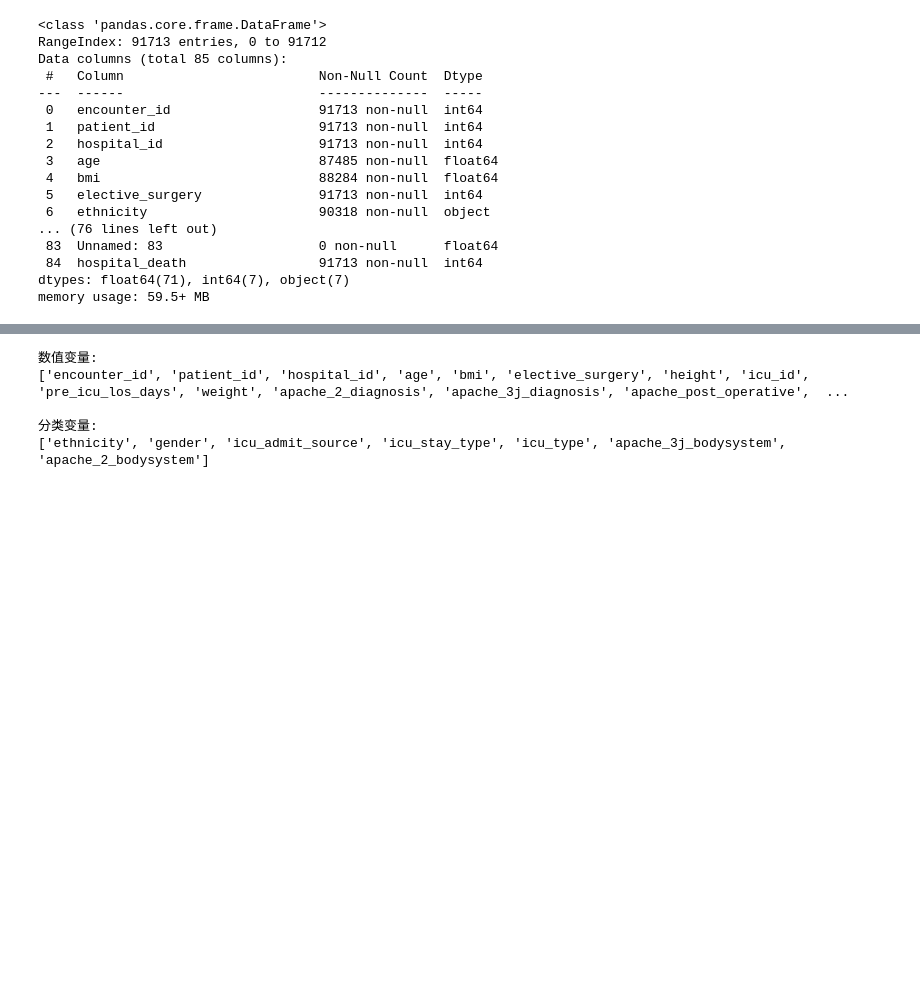
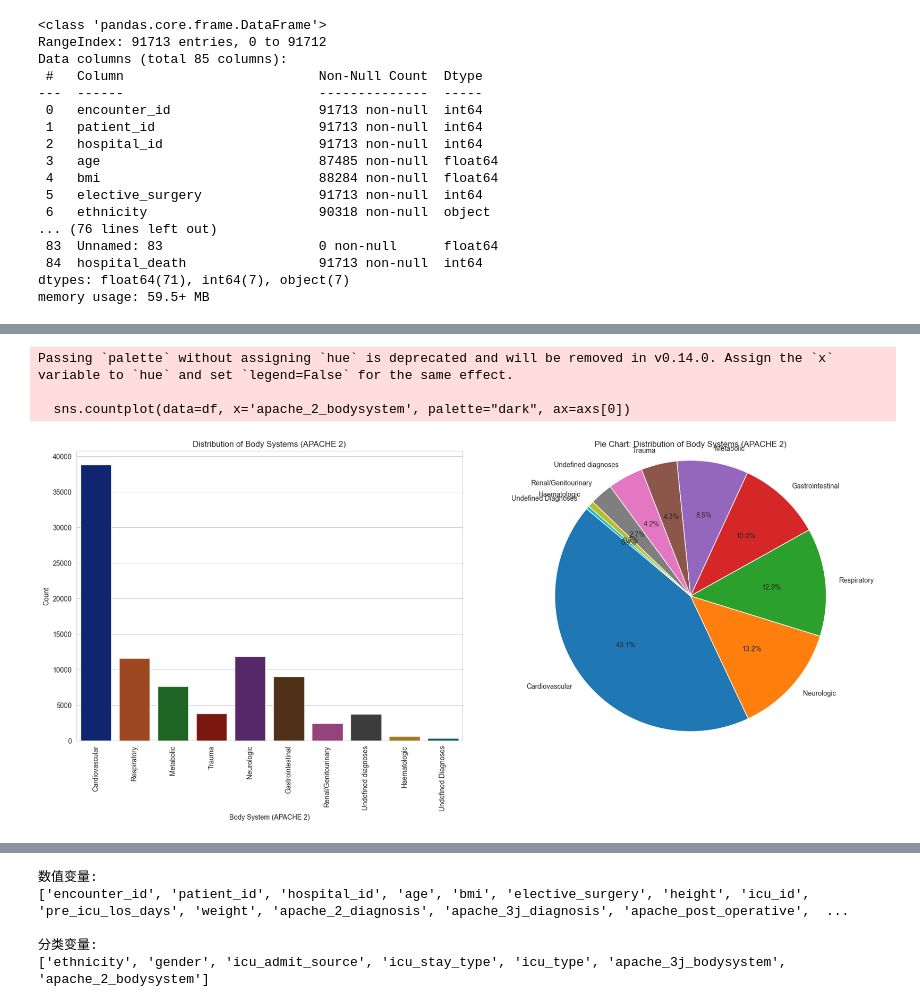
Before and after one commit to Delysid749/Patient-Survival-Prediction, a Jupyter notebook: src/notebook/EDA.ipynb, the cells around one changed output, grey strips where cells are left out. Saved outputs shown, nothing was run; the diff lists cells and outputs as text; code cells hidden in the pictures; blank space fills up the shorter version.

```diff
--- a/src/notebook/EDA.ipynb
+++ b/src/notebook/EDA.ipynb
@@ -35,3 +35,9 @@ Data columns (total 85 columns):
  84  hospital_death                 91713 non-null  int64
 dtypes: float64(71), int64(7), object(7)
 memory usage: 59.5+ MB
+# %%
+df.drop(["Unnamed: 83"],axis=1,inplace=True)
+duplicate_rows = df[df.duplicated()]
+if duplicate_rows.empty:
+    print("No duplicate rows found.")
+df.describe()
@@ -37,0 +56,20 @@ memory usage: 59.5+ MB
+# %%
+fig, axs = plt.subplots(1, 2, figsize=(18, 8))
+
+sns.countplot(data=df, x='apache_2_bodysystem', palette="dark", ax=axs[0])
+axs[0].set_xticklabels(axs[0].get_xticklabels(), rotation=90)
+axs[0].set_xlabel('Body System (APACHE 2)')
+axs[0].set_ylabel('Count')
+axs[0].set_title('Distribution of Body Systems (APACHE 2)')
+
+counts = df['apache_2_bodysystem'].value_counts()
+axs[1].pie(counts, labels=counts.index, autopct='%1.1f%%', startangle=140)
+axs[1].set_title('Pie Chart: Distribution of Body Systems (APACHE 2)')
+axs[1].axis('equal')
+plt.tight_layout()
+plt.show()
+# %% [output]
+Passing `palette` without assigning `hue` is deprecated and will be removed in v0.14.0. Assign the `x` variable to `hue` and set `legend=False` for the same effect.
+
+  sns.countplot(data=df, x='apache_2_bodysystem', palette="dark", ax=axs[0])
+[figure, added]
```
Also changed, not shown: parts of 3 cells of this notebook, 3 other files.
